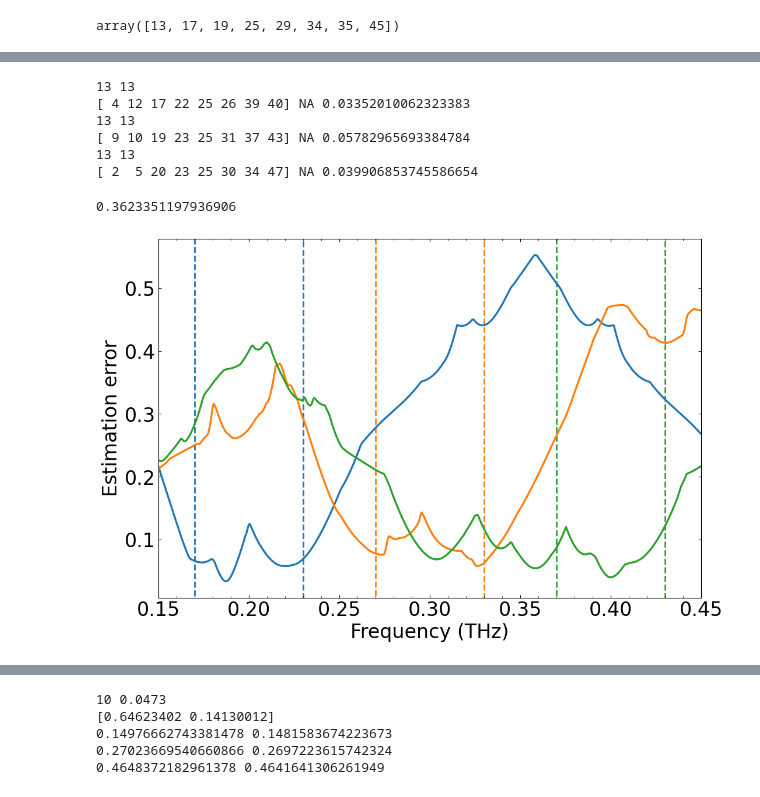
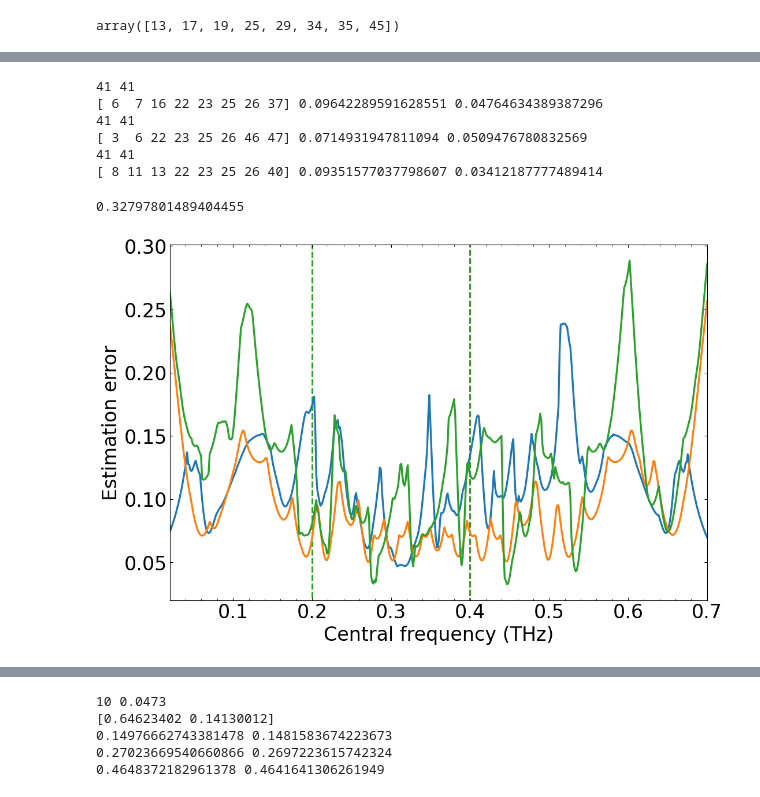
Before and after one commit to Jammi-Dodgers/THz-Compressed-Sensing, a Jupyter notebook: solution_robustness.ipynb, the cells around one changed output, grey strips where cells are left out. Cells and saved outputs as stored; diff of their text form; code cells hidden in the pictures.

Commit message:
some solutions appear to be generalised and show low estimation error at all frequencies.

```diff
--- a/solution_robustness.ipynb
+++ b/solution_robustness.ipynb
@@ -195,9 +195,9 @@ WARNING! Noiseless data not provided, assuming interferogram has no noise.
 # %%
 regularization_coeffient= 1e-2; samples = 8
 FWHM_freq= 75e9 #FWHM_fraction= 0.25
-central_freqs= [200e9, 300e9, 400e9]
-training_ranges= [30e9, 30e9, 30e9]
-test_min_freq= 150e9; test_max_freq= 450e9; test_N= 500
+central_freqs= [300e9, 300e9, 300e9]
+training_ranges= [100e9, 100e9, 100e9]
+test_min_freq= 20e9; test_max_freq= 700e9; test_N= 500
 noise = 0.0
 
 training_range_delta = 5e9 #training_N= 21
@@ -210,13 +210,18 @@ training_scores = np.empty((3, np.max(training_N)))
 test_scores = np.empty((3, test_N))
 configs = np.empty((3, samples), dtype= int)
 
-# configs = np.array([[7,11,17,23,25,30,35,37], # 10GHz
-#                     [8,11,21,23,25,28,46,48], # 50 GHz
-#                     [3,9,16,17,23,25,28,41]]) # 100 GHz
+#configs = np.array([[7,11,17,23,25,30,35,37], # 10GHz
+#                    [8,11,21,23,25,28,46,48], # 50 GHz
+#                    [3,9,16,17,23,25,28,41]]) # 100 GHz
 
-configs = np.array([[4,12,17,22,25,26,39,40], # [12 16 22 25 26 46 48 49]
-                    [9,10,19,23,25,31,37,43],
-                    [2,5,20,23,25,30,34,47]])
+# configs = np.array([[4,12,17,22,25,26,39,40], # 200GHz
+#                     [9,10,19,23,25,31,37,43], # 300GHz
+#                     [2,5,20,23,25,30,34,47]]) # 400GHz
+
+configs = np.array([[6,7,16,22,23,25,26,37],
+                    [3,6,22,23,25,26,46,47],
+                    [8,11,13,22,23,25,26,40]])
+
 
 for central_freq, training_range, m in zip(central_freqs, training_ranges, range(3)):
     #shifts = np.linspace(-training_range, training_range, training_N)
@@ -230,7 +235,6 @@ for central_freq, training_range, m in zip(central_freqs, training_ranges, range
         noiseless[n] = cs.generate_interferogram(total_points, pixel_pitch*1e-3, shifted_freq, FWHM_freq, 6)
         targets[n] = cs.generate_interferogram(total_points, pixel_pitch*1e-3, shifted_freq, FWHM_freq, 6, noise)
     # configs[m], average_score = cs.MCMC_metropolis(samples, targets, noiseless= noiseless, regularization_coeffient= regularization_coeffient, error_type= "L2", stepsize= 3, subsampling_method= "regular")
-    average_score= "NA"
 
     for n, shifted_freq in enumerate(training_shifted_freqs[m, :training_N[m]]):
         training_scores[m,n] = cs.evaluate_score(configs[m], targets[n], noiseless= noiseless[n], regularization_coeffient= regularization_coeffient, error_type= "L2")
@@ -240,14 +244,14 @@ for central_freq, training_range, m in zip(central_freqs, training_ranges, range
         target = cs.generate_interferogram(total_points, pixel_pitch*1e-3, shifted_freq, FWHM_freq, 6, noise)
         test_scores[m,n] = cs.evaluate_score(configs[m], target, noiseless= noiseles, regularization_coeffient= regularization_coeffient, error_type= "L2")
 
-    print(configs[m], average_score, np.min(test_scores[m]))
+    print(configs[m], np.mean(training_scores[m,:training_N[m]]), np.min(training_scores[m,:training_N[m]]))
 # %% [output]
-13 13
-[ 4 12 17 22 25 26 39 40] NA 0.03352010062323383
-13 13
-[ 9 10 19 23 25 31 37 43] NA 0.05782965693384784
-13 13
-[ 2  5 20 23 25 30 34 47] NA 0.039906853745586654
+41 41
+[ 6  7 16 22 23 25 26 37] 0.09642289591628551 0.04764634389387296
+41 41
+[ 3  6 22 23 25 26 46 47] 0.0714931947811094 0.0509476780832569
+41 41
+[ 8 11 13 22 23 25 26 40] 0.09351577037798607 0.03412187777489414
 # %%
 random_scores = np.empty(test_N)
 for n, shifted_freq in enumerate(test_shifted_freqs):
@@ -258,33 +262,34 @@ for n, shifted_freq in enumerate(test_shifted_freqs):
 
 print(np.mean(random_scores))
 # %% [output]
-0.3623351197936906
+0.32797801489404455
 # %%
 fig, axs = plt.subplots(1, 1, figsize= (12, 8))
 
 colours = ["tab:blue", "tab:orange", "tab:green"]
 
-for central_freq, training_range, test_score, colour in zip(central_freqs, training_ranges, test_scores, colours):
+for central_freq, training_range, test_score, training_shifted_freq, training_score, colour in zip(central_freqs, training_ranges, test_scores, training_shifted_freqs, training_scores, colours):
 
     axs.plot(test_shifted_freqs*1e-12, test_score, color= colour)
+    #axs.plot(training_shifted_freq*1e-12, training_score, color= colour, linestyle= "none", marker= "o")
     axs.fill_betweenx([-0.1,1.1], (central_freq-training_range)*1e-12, (central_freq+training_range)*1e-12, transform= axs.get_xaxis_transform(),
                       linestyle= "--", linewidth= 2, edgecolor= colour, facecolor= "none", alpha= 1.0)
     #axs.fill_betweenx([-0.1,1.1], (central_freq-training_range)*1e-12, (central_freq+training_range)*1e-12, transform= axs.get_xaxis_transform(),
     #                  facecolor= colour, alpha= 0.02)
 
 
 #axs.plot(test_shifted_freqs*1e-12, test_scores, marker= ".", zorder= 2.0, linestyle= "none")
 #axs.plot(training_shifted_freqs*1e-12, training_scores, marker= "x", zorder= 1.9, linestyle= "none")
 #axs.plot(test_shifted_freqs*1e-12, random_scores, marker= "^", zorder= 1.8, linestyle= "none", color= "pink", markersize= 2)
 #axs.vlines([(central_freq-training_range)*1e-12, (central_freq+training_range)*1e-12], 0, 1, transform= axs.get_xaxis_transform(), color= "silver", zorder= 1.5)
 #axs.annotate("a)", (0.01,0.97), xycoords= 'axes fraction', ha= "left", va= "top", fontsize= 28)
-axs.set(xlabel= "Frequency (THz)", ylabel= "Estimation error", xlim= (test_shifted_freqs.min()*1e-12, test_shifted_freqs.max()*1e-12))#, xticks= np.arange(0.2, 0.4+0.05, 0.05))
+axs.set(xlabel= "Central frequency (THz)", ylabel= "Estimation error", xlim= (test_shifted_freqs.min()*1e-12, test_shifted_freqs.max()*1e-12))#, xticks= np.arange(0.2, 0.4+0.05, 0.05))
 
-fig.savefig("./graphs/range_shift_75GHz.pdf", bbox_inches= "tight")
+#fig.savefig("./graphs/ranges_75GHz.pdf", bbox_inches= "tight")
 
 plt.show()
 # %% [output]
-[figure, old version]
+[figure, new version]
 # %%
 N = 1000; shift_range= 100e9; regularization_coeffient= 1e-2; samples = 8
 central_freqs= [250e9, 300e9, 350e9]
```
Also changed, not shown: parts of 1 cell of this notebook, 3 other files.
